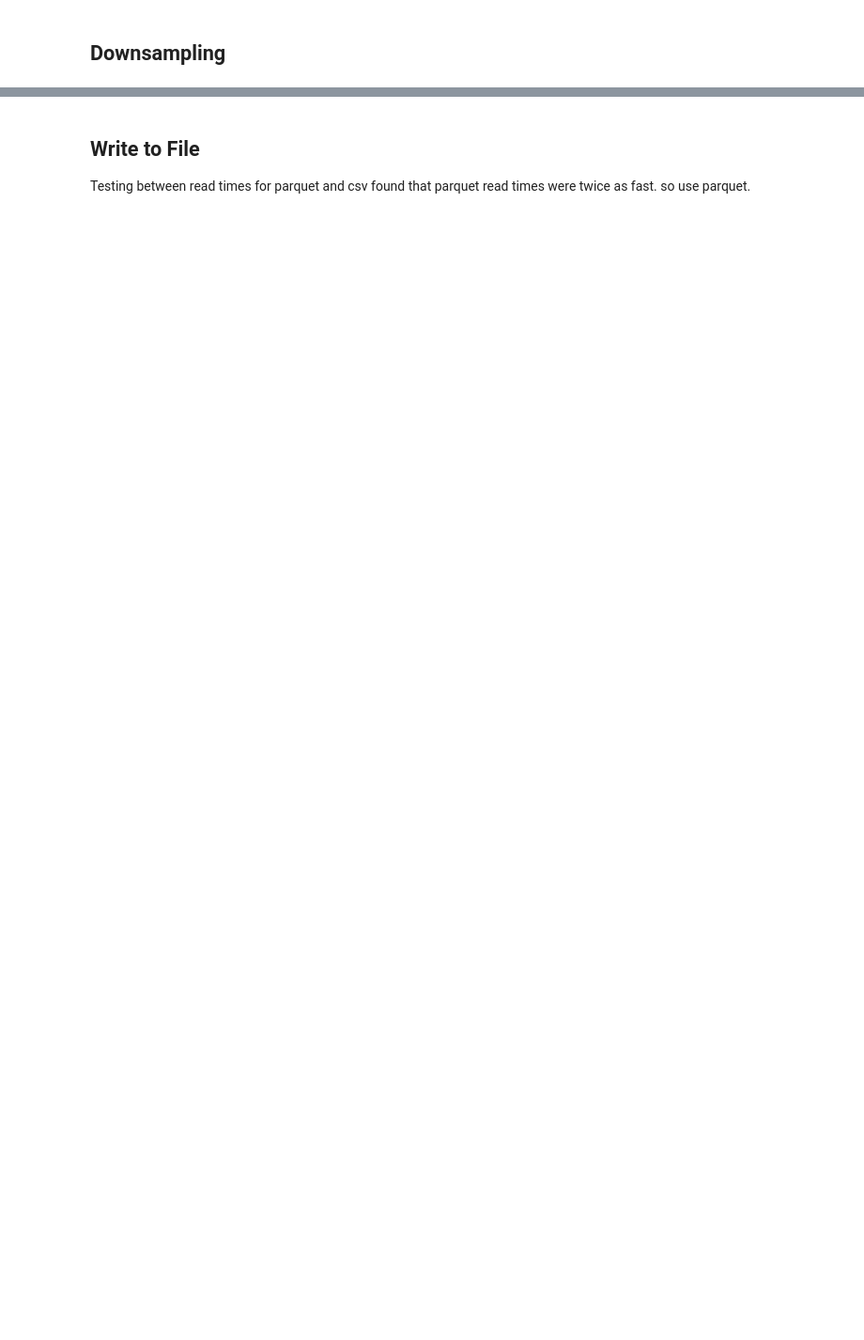
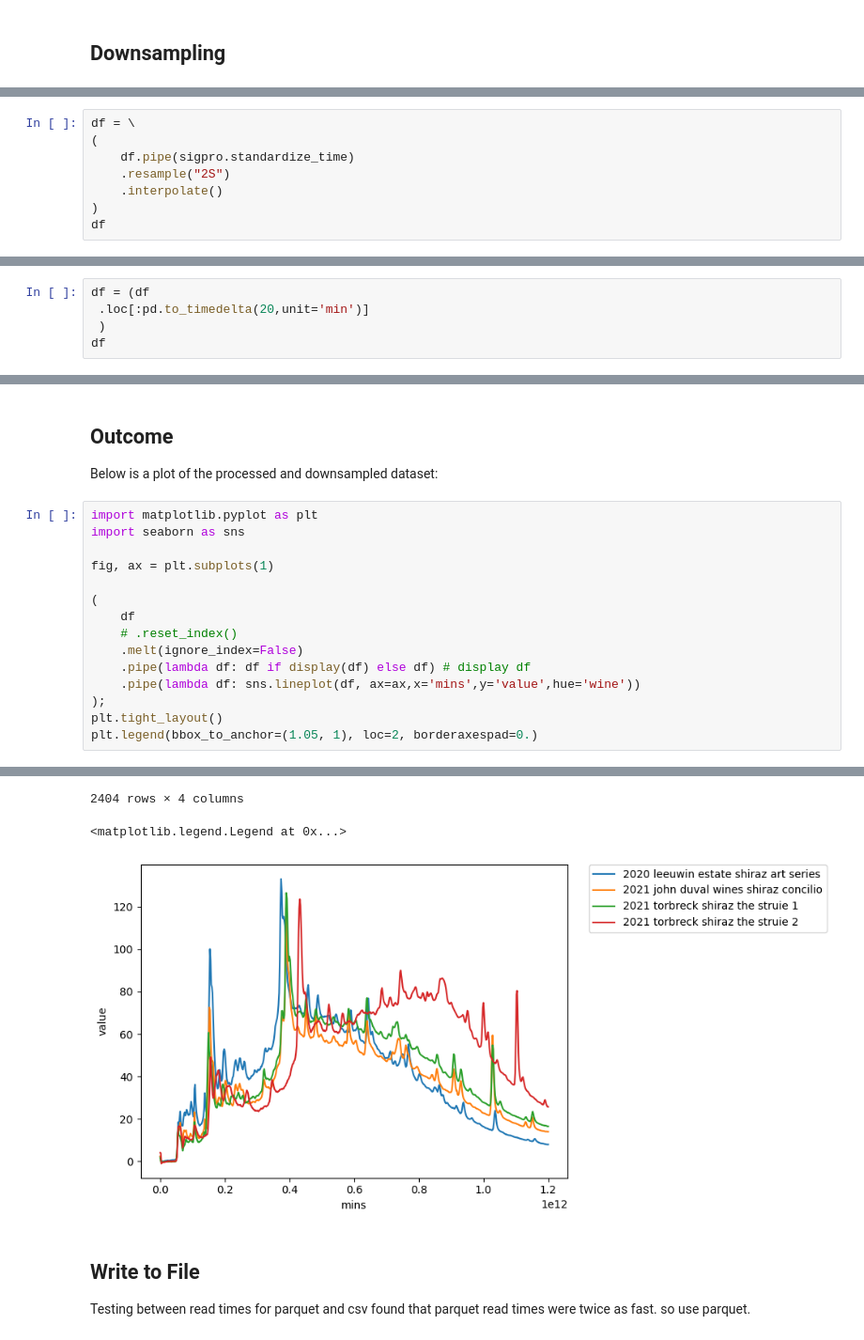
Before and after one commit to jonathanstathakis/wine_analysis_hplc_uv, a Jupyter notebook: notebooks/creating_downsampled_testset.ipynb, the cells around one changed output, grey strips where cells are left out. Shown: that part at 94% size. Cells and saved outputs as stored; diff of their text form; blank space fills up the shorter version.

```diff
--- a/notebooks/creating_downsampled_testset.ipynb
+++ b/notebooks/creating_downsampled_testset.ipynb
@@ -78,0 +39,8 @@ fig, ax = plt.subplots(1)
+# %%
+df = \
+(
+    df.pipe(sigpro.standardize_time)
+    .resample("2S")
+    .interpolate()
+)
+df
@@ -78,0 +68,5 @@ fig, ax = plt.subplots(1)
+# %%
+df = (df
+ .loc[:pd.to_timedelta(20,unit='min')]
+ )
+df
@@ -78,0 +147,20 @@ fig, ax = plt.subplots(1)
+# %% [markdown]
+## Outcome
+
+Below is a plot of the processed and downsampled dataset:
+# %%
+import matplotlib.pyplot as plt
+import seaborn as sns
+
+fig, ax = plt.subplots(1)
+
+(
+    df
+    # .reset_index()
+    .melt(ignore_index=False)
+    .pipe(lambda df: df if display(df) else df) # display df
+    .pipe(lambda df: sns.lineplot(df, ax=ax,x='mins',y='value',hue='wine'))
+);
+plt.tight_layout()
+plt.legend(bbox_to_anchor=(1.05, 1), loc=2, borderaxespad=0.)
+# %% [output]
@@ -79,3 +180,6 @@ fig, ax = plt.subplots(1)
+2404 rows × 4 columns
+<matplotlib.legend.Legend at 0x...>
+[figure, added]
 # %% [markdown]
 ## Write to File
 
```
Also changed, not shown: parts of 17 cells of this notebook, 1 other file.
